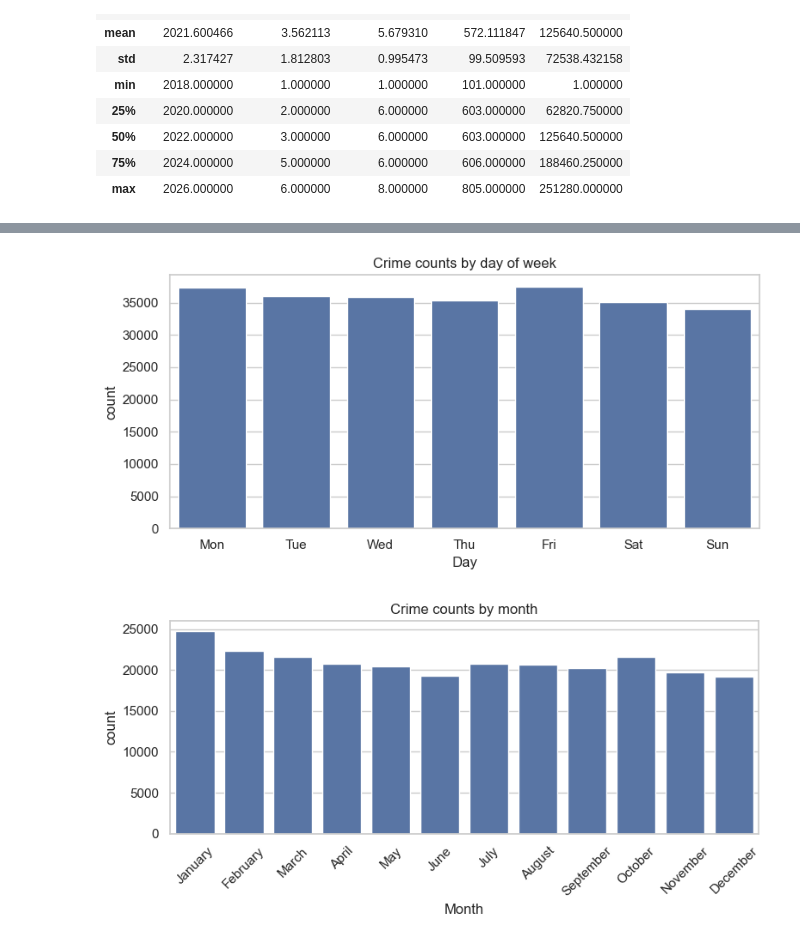
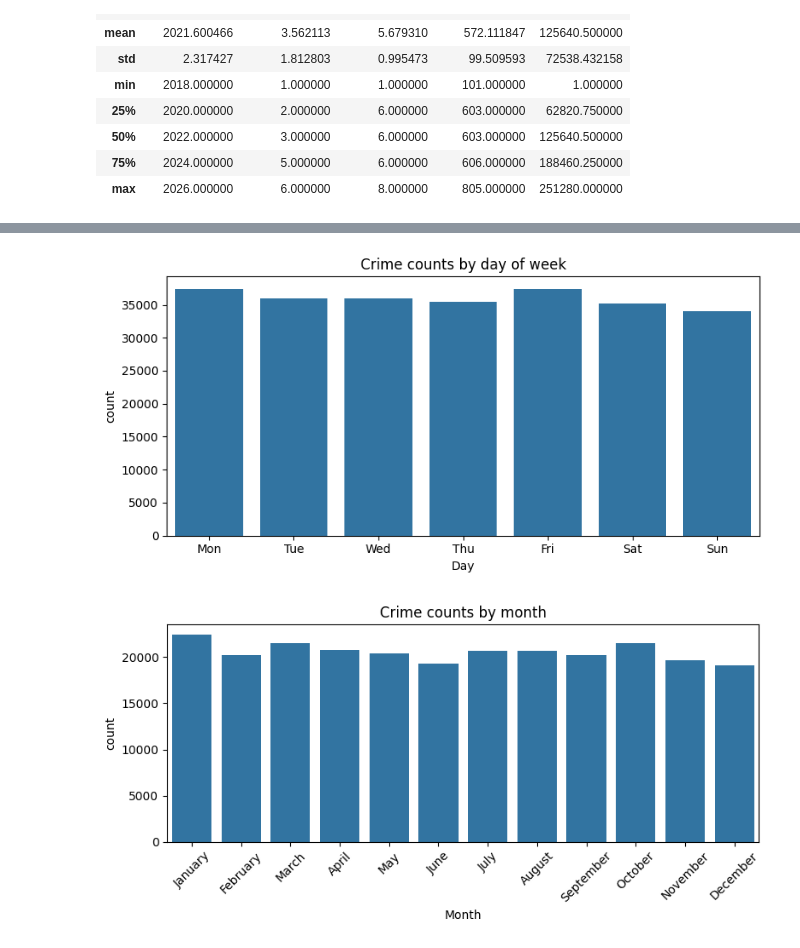
Before and after one commit to viswakaruturi/tucson-crime-insights, a Jupyter notebook: notebooks/01_eda.ipynb, the cells around one changed output, grey strips where cells are left out. Drawn from its saved outputs; the diff is of its cells as text; code cells hidden in the pictures.

```diff
--- a/notebooks/01_eda.ipynb
+++ b/notebooks/01_eda.ipynb
@@ -4,7 +4,8 @@ import numpy as np
 import matplotlib.pyplot as plt
 import seaborn as sns
 
-sns.set_theme(style="whitegrid")
+import os
+os.makedirs("../results/01", exist_ok = True)
 # %%
 df = pd.read_csv("../data/raw/TPD_OPEN_DATA_ReportedCrimesPublicDash.csv", low_memory = False)
 print(df.shape)
@@ -114,21 +120,23 @@ plt.show()
 # %%
-plt.figure(figsize=(8, 4))
+plt.figure(figsize = (8, 4))
 day_order = ["Mon", "Tue", "Wed", "Thu", "Fri", "Sat", "Sun"]
-sns.countplot(data=df, x="Day", order=day_order)
+sns.countplot(data = df, x = "Day", order = day_order)
 plt.title("Crime counts by day of week")
 plt.tight_layout()
+plt.savefig("../results/01/crime_counts_by_day.png", dpi = 150, bbox_inches = "tight")
 plt.show()
 # %% [output]
-[figure, old version]
+[figure, new version]
 # %%
-plt.figure(figsize=(8, 4))
-month_order = ["January","February","March","April","May","June",
-               "July","August","September","October","November","December"]
-sns.countplot(data=df, x="Month", order=month_order)
+plt.figure(figsize = (8, 4))
+month_order = ["January", "February", "March", "April", "May", "June",
+               "July", "August", "September", "October", "November", "December"]
+sns.countplot(data = df[df["Year"] != 2026], x = "Month", order = month_order)
 plt.title("Crime counts by month")
-plt.xticks(rotation=45)
+plt.xticks(rotation = 45)
 plt.tight_layout()
+plt.savefig("../results/01/crime_counts_by_month.png", dpi = 150, bbox_inches = "tight")
 plt.show()
 # %% [output]
-[figure, old version]
+[figure, new version]
 # %%
```
Also changed, not shown: parts of 4 cells of this notebook, 6 other files.
